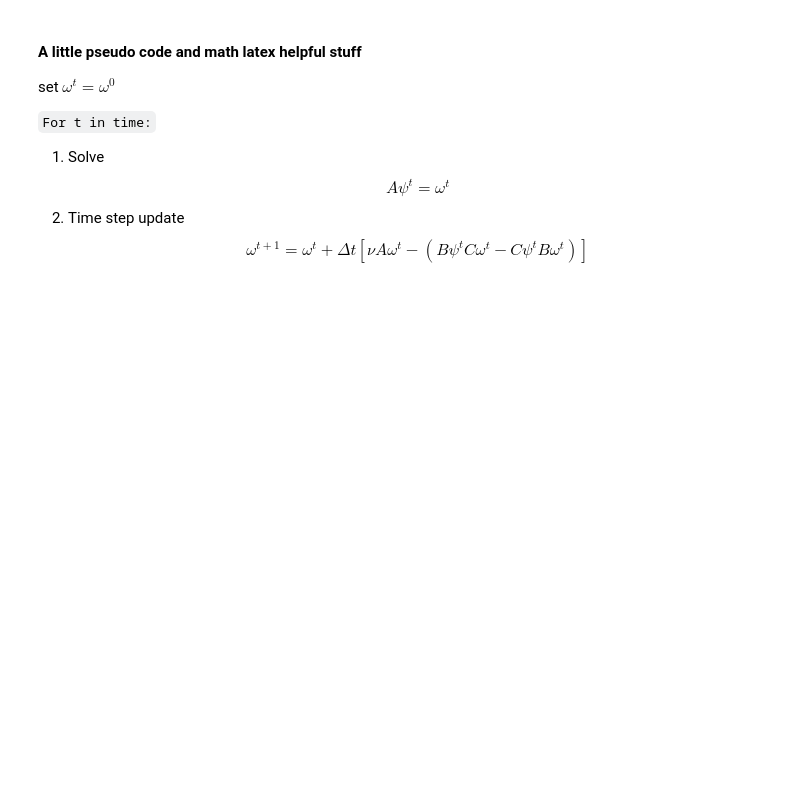
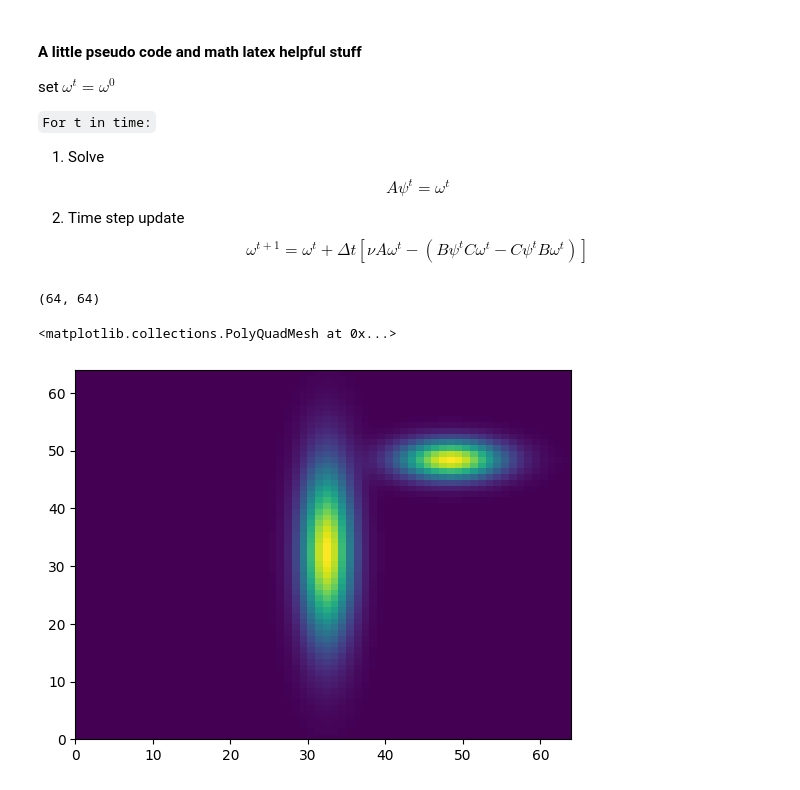
Before and after one commit to hunter-lybbert/uw-central, a Jupyter notebook: scientific_computing/hw_05/vorticity_streamfunction_equations_continued.ipynb, the cells around one changed output. Drawn from its saved outputs; the diff is of its cells as text; code cells hidden in the pictures; blank space fills up the shorter version.

```diff
--- a/scientific_computing/hw_05/vorticity_streamfunction_equations_continued.ipynb
+++ b/scientific_computing/hw_05/vorticity_streamfunction_equations_continued.ipynb
@@ -156,12 +153,14 @@ set $\omega^t = \omega^0$
 1) Solve $$A\psi^t = \omega^t$$
 2) Time step update $$\omega^{t+1} = \omega^t + \Delta t \left[ \nu A\omega^t - \left( B\psi^t C\omega^t - C\psi^tB\omega^t \right) \right]$$
 # %%
-def omega_0(
+def omega_0_func(
     x: np.array,
     y: np.array,
     amplitude: float = 1,
     variance_in_x: float = 4,
     variance_in_y: float = 1,
+    x_location: float = 0,
+    y_location: float = 0,
 ) -> np.array:
     """
     Initial conditions for vorticity aka omega.
@@ -174,10 +173,51 @@ def omega_0(
 
     """
     exponent = (
-        -x**2/variance_in_x
-        -y**2/variance_in_y
+        -(x - x_location)**2/variance_in_x
+        -(y - y_location)**2/variance_in_y
     )
     return amplitude*np.exp(exponent)
+
+def multi_omega_0_func(
+    x, y, amplitudes, variances, locations
+) -> np.array:
+    """"""
+    omega_0 = np.zeros_like(x)
+    for k in range(len(amplitudes)):
+        omega_0 += omega_0_func(
+            x=x,
+            y=y,
+            amplitude=amplitudes[k],
+            variance_in_x=variances[k][0],
+            variance_in_y=variances[k][1],
+            x_location=locations[k][0],
+            y_location=locations[k][1],
+        )
+    return omega_0
+# %%
+x_full = np.linspace(-10, 10, 64 + 1)
+y_full = np.linspace(-10, 10, 64 + 1)
+
+x_trunc = x_full[:64]
+y_trunc = y_full[:64]
+
+X, Y = np.meshgrid(x_trunc, y_trunc)
+omega_0_mat: np.array = multi_omega_0_func(
+    x=X,
+    y=Y,
+    amplitudes=np.array([1, 1]),
+    variances=np.array([[1, 20], [4, 1]]),
+    locations=np.array([[0, 0], [5, 5]]),
+)
+
+omega_0_mat.shape
+# %% [output]
+(64, 64)
+# %%
+plt.pcolor(omega_0_mat)
+# %% [output]
+<matplotlib.collections.PolyQuadMesh at 0x...>
+[figure, added]
 # %%
 import os
 
```
Also changed, not shown: parts of 5 cells of this notebook, 2 other files.
